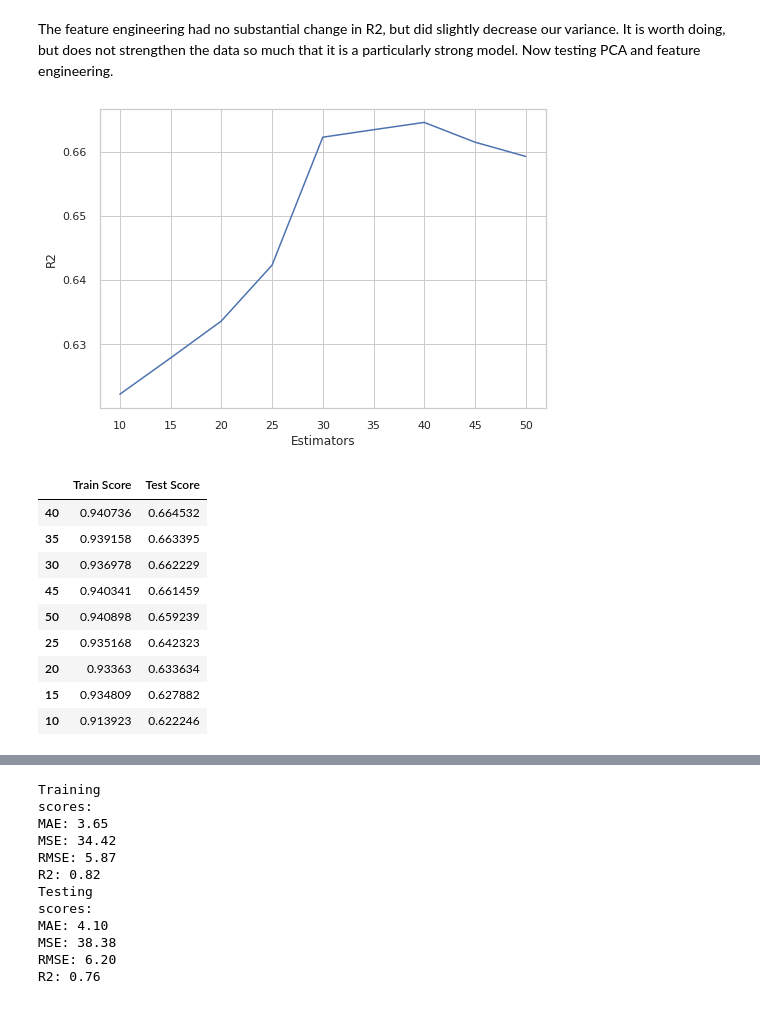
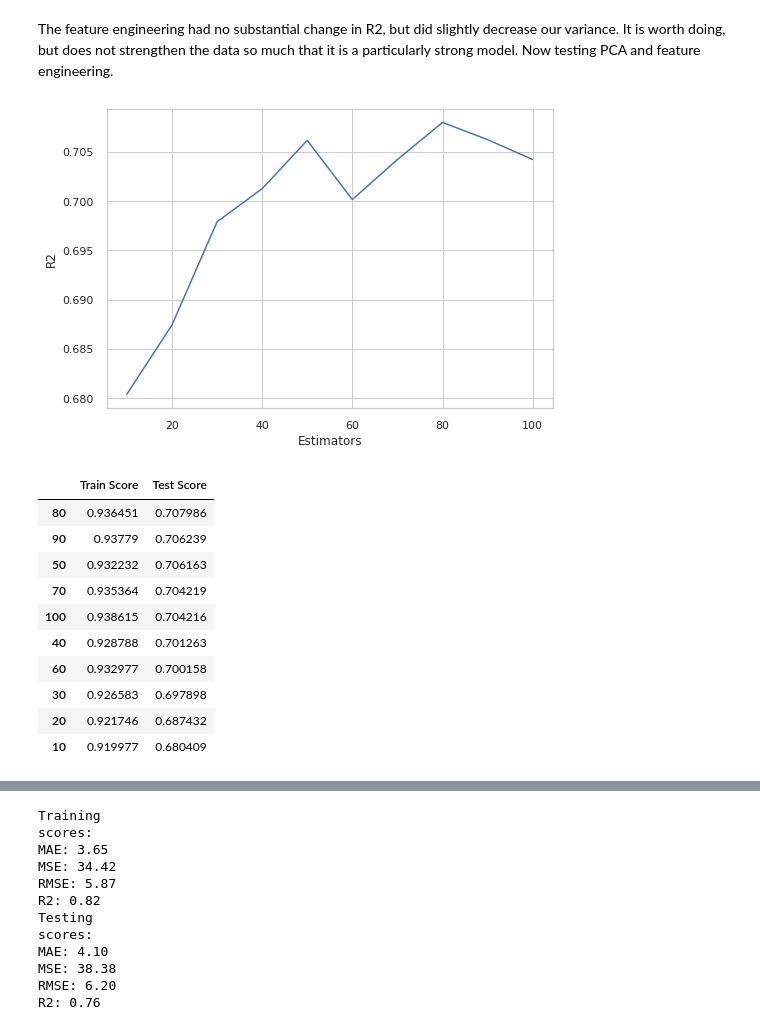
Before and after one commit to blakedshull/Project2, a Jupyter notebook: Project_2.ipynb, the cells around one changed output, grey strips where cells are left out. Drawn from its saved outputs; the diff is of its cells as text; code cells hidden in the pictures.

```diff
--- a/Project_2.ipynb
+++ b/Project_2.ipynb
@@ -892,7 +1050,7 @@ Now, to check the effect of feature engineering, I will be doing the same regres
 # %%
-X_train, X_test, y_train, y_test = train_test_split(X, y, random_state=42)
+X3_train, X3_test, y3_train, y3_test = train_test_split(X3, y3, random_state=42)
 scaler = StandardScaler()
-ohe = ohe = OneHotEncoder(sparse=False)
+ohe = OneHotEncoder(sparse=False)
 # %%
 from sklearn import set_config
 set_config(display='diagram')
@@ -928,6 +1086,9 @@ ColumnTransformer(transformers=[('pipeline-1',
 # %%
 bag_tree = BaggingRegressor(random_state = 42)
 bag_pipe_proc = make_pipeline(preprocessor, bag_tree)
-bag_pipe_proc.fit(X_train, y_train)
-evaluate(bag_pipe_proc, X_train, X_test, y_train, y_test)
+bag_pipe_proc.fit(X3_train, y3_train)
+print('Training')
+eval(y3_train, bag_pipe_proc.predict(X3_train))
+print('Testing')
+eval(y3_test, bag_pipe_proc.predict(X3_test))
 # %% [output]
@@ -1033,9 +1229,9 @@ bag_scores2_proc = pd.DataFrame(index=samples_proc, columns=['Train Score', 'Tes
 for sample_proc in samples_proc:
    bag_reg_fin_p = BaggingRegressor(max_samples=sample_proc, random_state=42, n_estimators=30)
    bag_reg_fin_proc = make_pipeline(preprocessor, bag_reg_fin_p)
-   bag_reg_fin_proc.fit(X_train, y_train)
-   bag_train_score2_proc = bag_reg_fin_proc.score(X_train, y_train)
-   bag_test_score2_proc = bag_reg_fin_proc.score(X_test, y_test)
+   bag_reg_fin_proc.fit(X3_train, y3_train)
+   bag_train_score2_proc = bag_reg_fin_proc.score(X3_train, y3_train)
+   bag_test_score2_proc = bag_reg_fin_proc.score(X3_test, y3_test)
    bag_scores2_proc.loc[sample_proc, 'Train Score'] = bag_train_score2_proc
    bag_scores2_proc.loc[sample_proc, 'Test Score'] = bag_test_score2_proc
 
@@ -1062,7 +1258,10 @@ bag_scores2_proc
 298 rows × 2 columns
 # %%
-bag_reg_fin_p = BaggingRegressor(max_samples=143, n_estimators=30, random_state=42)
+bag_reg_fin_p = BaggingRegressor(max_samples=271, n_estimators=30, random_state=42)
 bag_reg_fin_proc = make_pipeline(preprocessor, bag_reg_fin_p)
 bag_reg_fin_proc.fit(X3_train, y3_train)
-evaluate(bag_reg_fin_proc, X3_train, X3_test, y3_train, y3_test)
+print('Training')
+eval(y3_train, bag_reg_fin_proc.predict(X3_train))
+print('Testing')
+eval(y3_test, bag_reg_fin_proc.predict(X3_test))
 # %% [output]
@@ -1071,35 +1280,36 @@ Test Accuracy: 0.727
 # %% [markdown]
 The feature engineering had no substantial change in R2, but did slightly decrease our variance.  It is worth doing, but does not strengthen the data so much that it is a particularly strong model.  Now testing PCA and feature engineering.
 # %%
-estimators_proc2 = [10, 15, 20, 25, 30, 35, 40, 45, 50]
+estimators_proc2 = [10, 20, 30, 40, 50, 60, 70, 80, 90, 100]
 bag_scores_proc2 = pd.DataFrame(index=estimators_proc2, columns=['Train Score', 'Test Score'])
 for num_estimators_proc2 in estimators_proc2:
    bag_pipe_p2 = BaggingRegressor(n_estimators=num_estimators_proc2, random_state=42)
    bag_pipe_proc2 = make_pipeline(preprocessor, pca, bag_pipe_p2)
-   bag_pipe_proc2.fit(X_train, y_train)
-   bag_train_score_proc2 = bag_pipe_proc2.score(X_train, y_train)
-   bag_test_score_proc2 = bag_pipe_proc2.score(X_test, y_test)
+   bag_pipe_proc2.fit(X3_train, y3_train)
+   bag_train_score_proc2 = bag_pipe_proc2.score(X3_train, y3_train)
+   bag_test_score_proc2 = bag_pipe_proc2.score(X3_test, y3_test)
    bag_scores_proc2.loc[num_estimators_proc2, 'Train Score'] = bag_train_score_proc2
    bag_scores_proc2.loc[num_estimators_proc2, 'Test Score'] = bag_test_score_proc2
 
 plt.xlabel('Estimators')
 plt.ylabel('R2');
 plt.plot(bag_scores_proc2['Test Score'])
 plt.show()
 bag_scores_proc2 = bag_scores_proc2.sort_values(by='Test Score', ascending=False)
 bag_scores_proc2
 # %% [output]
-[figure, old version]
+[figure, new version]
 |  | Train Score | Test Score |
-| 40 | 0.940736 | 0.664532 |
-| 35 | 0.939158 | 0.663395 |
-| 30 | 0.936978 | 0.662229 |
-| 45 | 0.940341 | 0.661459 |
-| 50 | 0.940898 | 0.659239 |
-| 25 | 0.935168 | 0.642323 |
-| 20 | 0.93363 | 0.633634 |
-| 15 | 0.934809 | 0.627882 |
-| 10 | 0.913923 | 0.622246 |
+| 80 | 0.936451 | 0.707986 |
+| 90 | 0.93779 | 0.706239 |
+| 50 | 0.932232 | 0.706163 |
+| 70 | 0.935364 | 0.704219 |
+| 100 | 0.938615 | 0.704216 |
+| 40 | 0.928788 | 0.701263 |
+| 60 | 0.932977 | 0.700158 |
+| 30 | 0.926583 | 0.697898 |
+| 20 | 0.921746 | 0.687432 |
+| 10 | 0.919977 | 0.680409 |
 # %%
 samples_proc2 = list(range(2, 300))
 bag_scores2_proc2 = pd.DataFrame(index=samples_proc2, columns=['Train Score', 'Test Score'])
```
Also changed, not shown: parts of 46 cells of this notebook.
